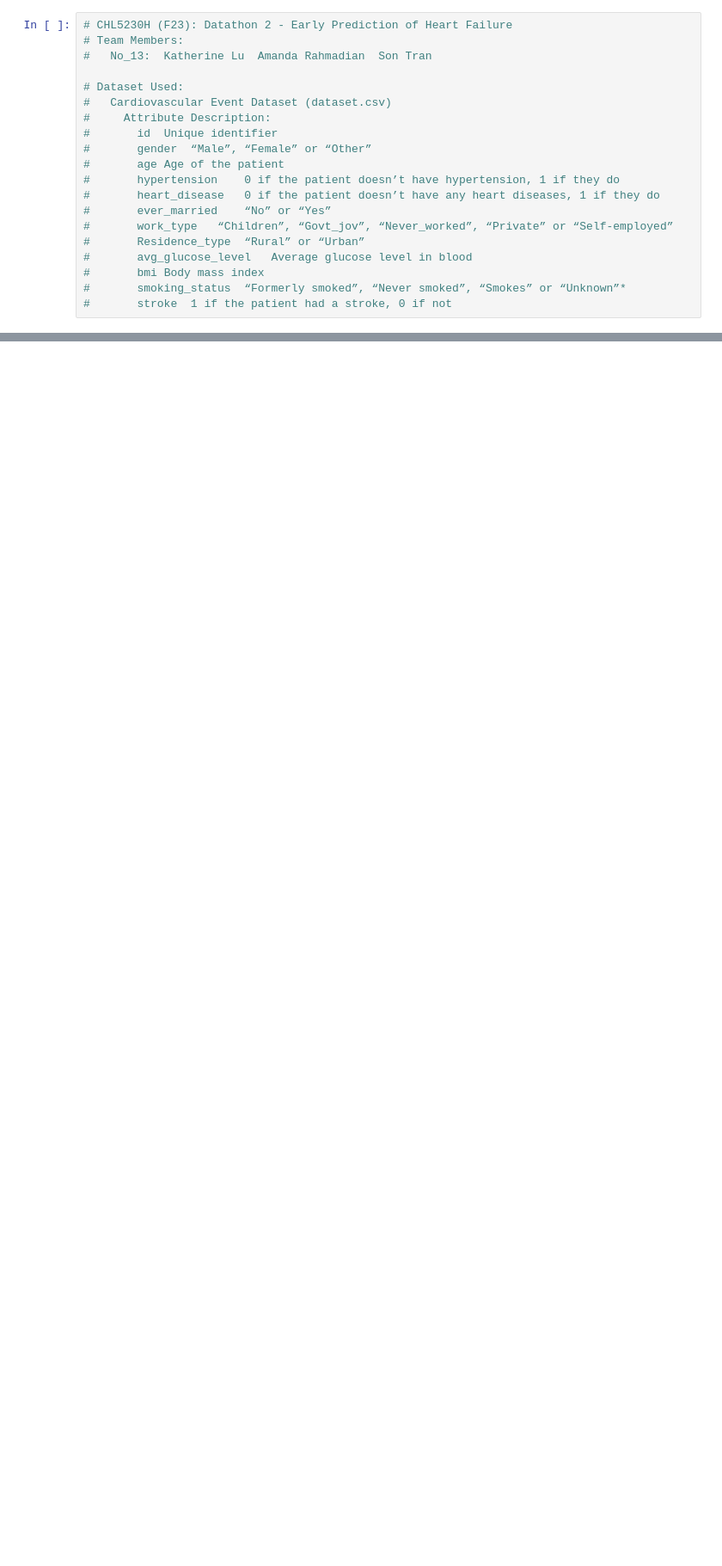
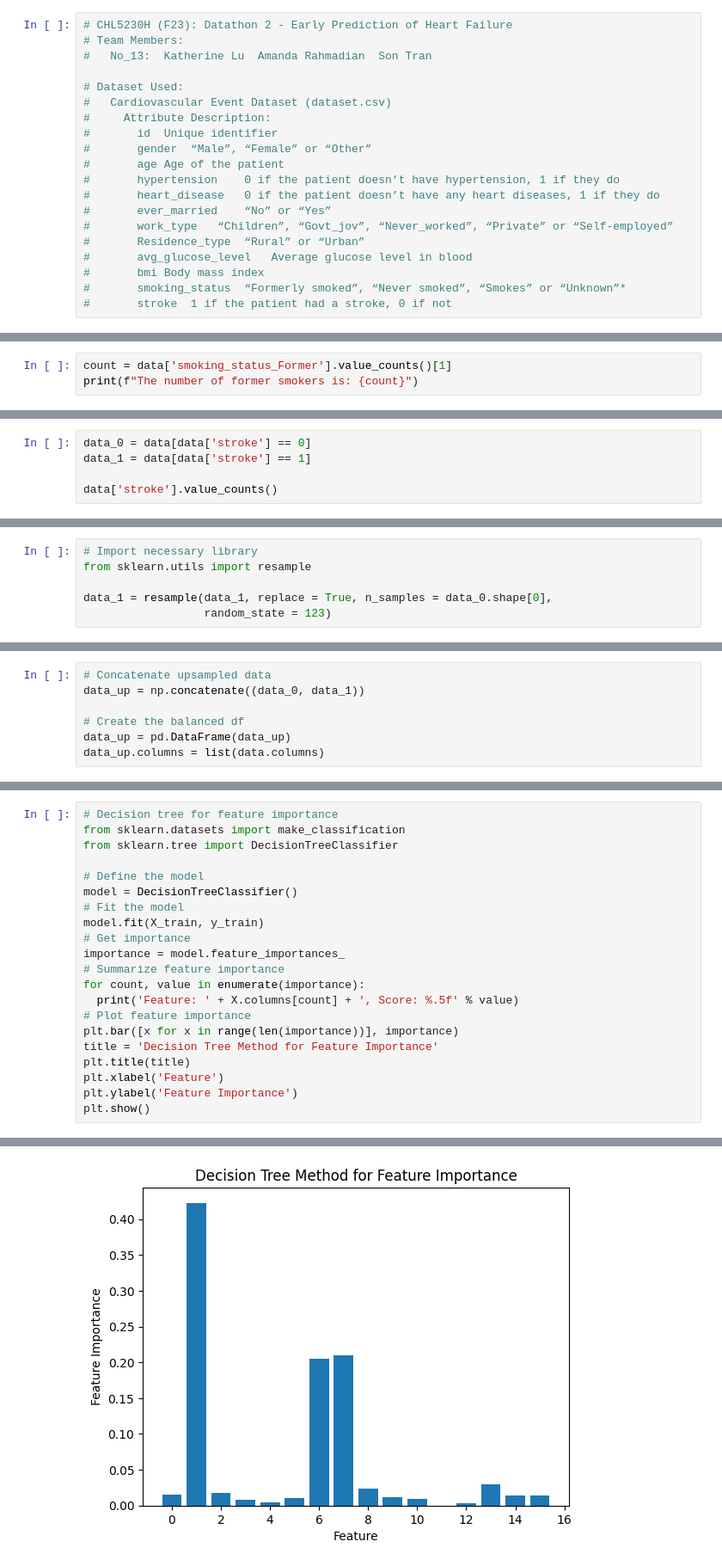
Before and after one commit to andysontran/13-CHL5230-F23, a Jupyter notebook: stroke_pred_KNN_model.ipynb, the cells around one changed output, grey strips where cells are left out. Shown: that part at 86% size. Drawn from its saved outputs; the diff is of its cells as text; blank space fills up the shorter version.

```diff
--- a/stroke_pred_KNN_model.ipynb
+++ b/stroke_pred_KNN_model.ipynb
@@ -75,0 +219,3 @@ dtype: int64
+# %%
+count = data['smoking_status_Former'].value_counts()[1]
+print(f"The number of former smokers is: {count}")
@@ -75,0 +224,5 @@ dtype: int64
+# %%
+data_0 = data[data['stroke'] == 0]
+data_1 = data[data['stroke'] == 1]
+
+data['stroke'].value_counts()
@@ -75,0 +233,6 @@ dtype: int64
+# %%
+# Import necessary library
+from sklearn.utils import resample
+
+data_1 = resample(data_1, replace = True, n_samples = data_0.shape[0],
+                  random_state = 123)
@@ -75,0 +243,7 @@ dtype: int64
+# %%
+# Concatenate upsampled data
+data_up = np.concatenate((data_0, data_1))
+
+# Create the balanced df
+data_up = pd.DataFrame(data_up)
+data_up.columns = list(data.columns)
@@ -75,0 +289,22 @@ dtype: int64
+# %%
+# Decision tree for feature importance
+from sklearn.datasets import make_classification
+from sklearn.tree import DecisionTreeClassifier
+
+# Define the model
+model = DecisionTreeClassifier()
+# Fit the model
+model.fit(X_train, y_train)
+# Get importance
+importance = model.feature_importances_
+# Summarize feature importance
+for count, value in enumerate(importance):
+  print('Feature: ' + X.columns[count] + ', Score: %.5f' % value)
+# Plot feature importance
+plt.bar([x for x in range(len(importance))], importance)
+title = 'Decision Tree Method for Feature Importance'
+plt.title(title)
+plt.xlabel('Feature')
+plt.ylabel('Feature Importance')
+plt.show()
+# %% [output]
@@ -75,0 +327 @@ dtype: int64
+[figure, added]
```
Also changed, not shown: parts of 35 cells of this notebook.
